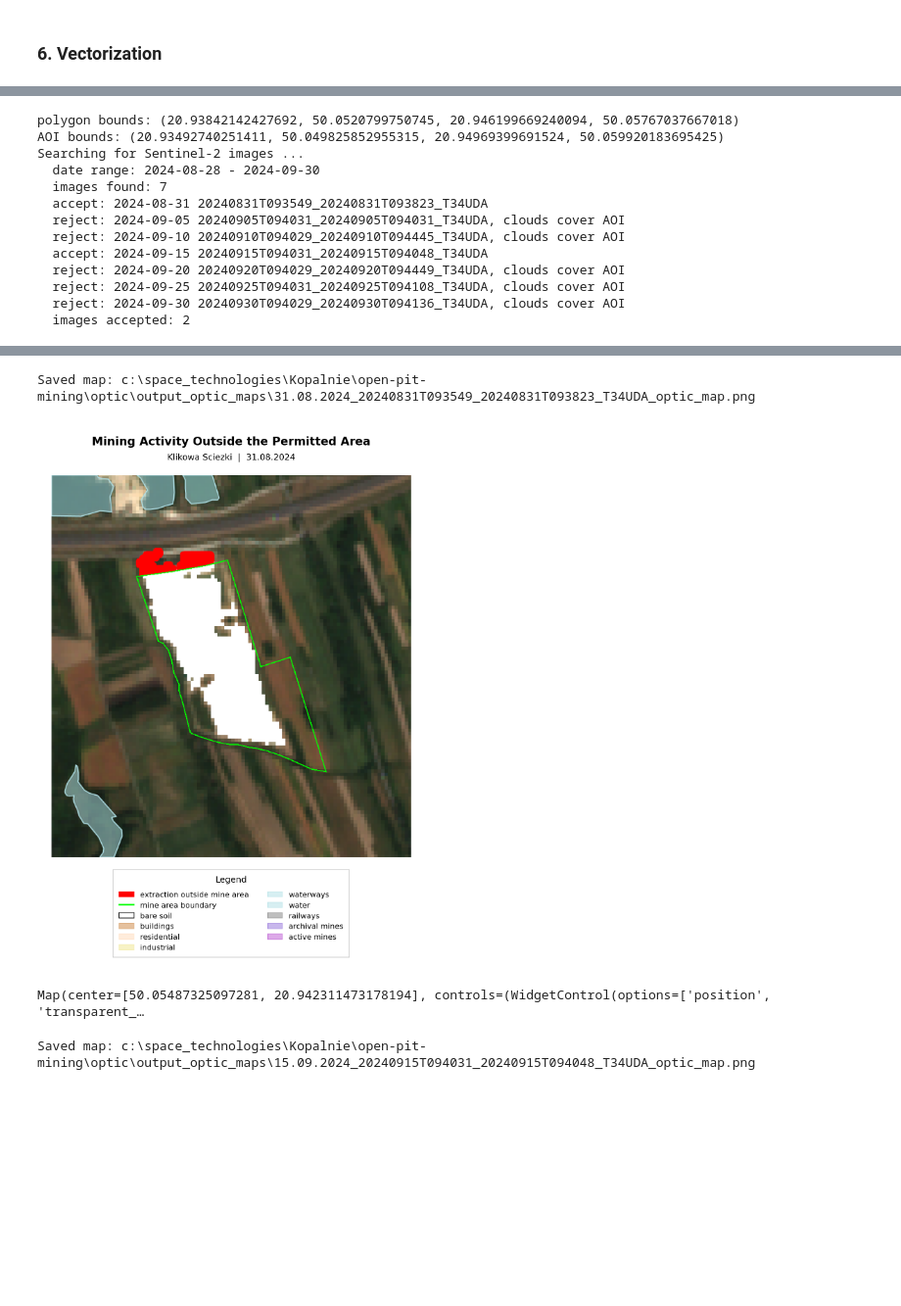
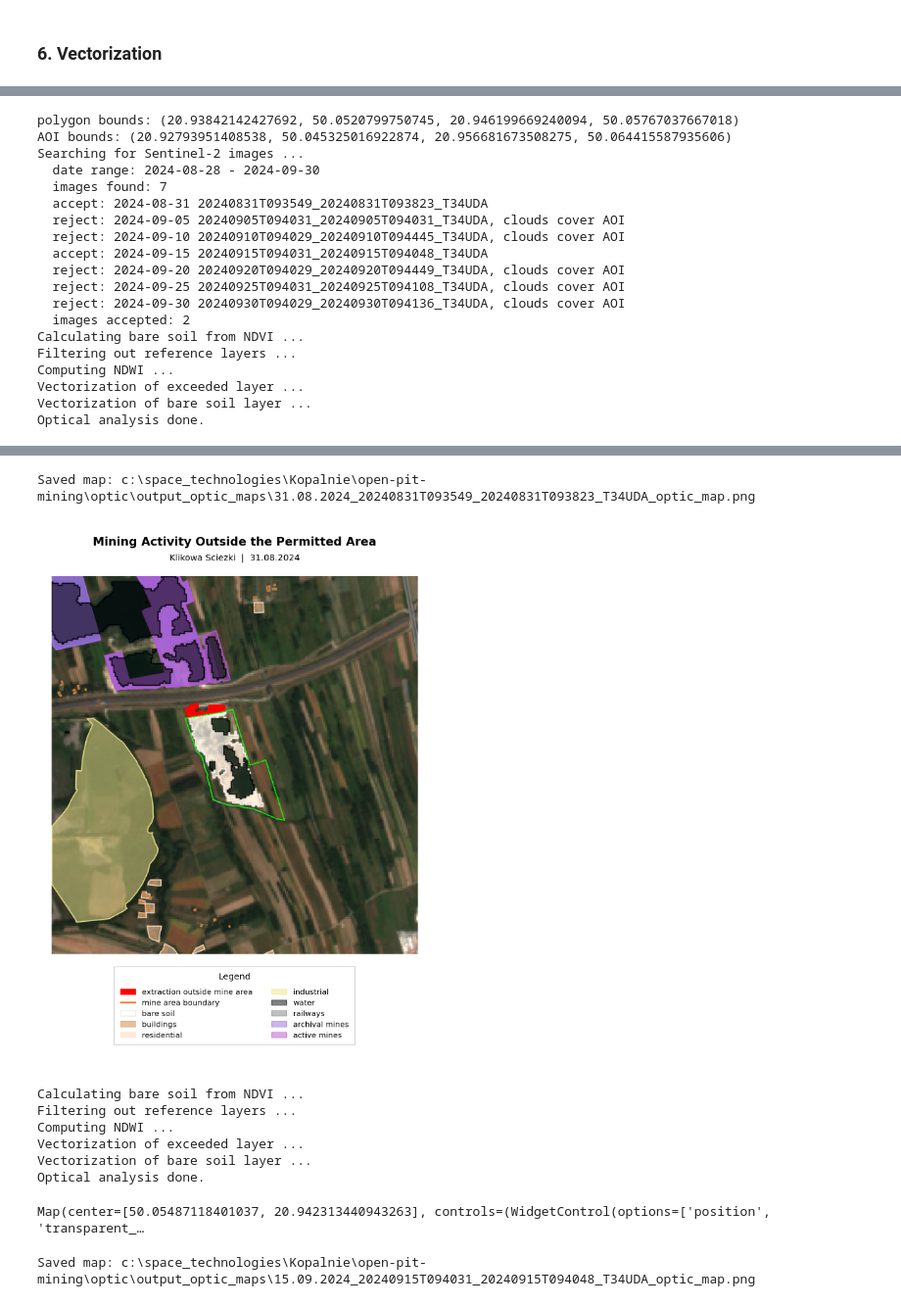
Before and after one commit to ZuzannaSlobodzian/open-pit-mining, a Jupyter notebook: optic/optic_final.ipynb, the cells around one changed output, grey strips where cells are left out. Shown at 98% size. Drawn from its saved outputs; the diff is of its cells as text; code cells hidden in the pictures; blank space fills up the shorter version.

```diff
--- a/optic/optic_final.ipynb
+++ b/optic/optic_final.ipynb
@@ -29,6 +29,7 @@ from IPython.display import display, Image as NotebookImage
 
 AOI = None
 HOME_DIR = Path(r"c:\space_technologies\Kopalnie\open-pit-mining\optic")
+GEE_PROJECT = (HOME_DIR / "gee_project").read_text(encoding="utf-8").strip()
 POLYGON_PATH = HOME_DIR / "mines_polygons" / MINE_POLYGON
 OUTPUT_DIR = HOME_DIR / "output_optic_maps"
 OUTPUT_DIR.mkdir(parents=True, exist_ok=True)
@@ -243,17 +279,16 @@ def styled_overlay(features, hex_color):
     return features.style(color=hex_color, fillColor=hex_color + "80", width=2)
 
 
-def show_map(analysis, rgb, mine, reference_layers_colors):
+def show_map(analysis, mine, reference_layers_colors):
     rgb_vis = {"bands": ["B4", "B3", "B2"], "min": 0, "max": 3000}
-    bare_soil_vis = {"min": 0, "max": 255}
     polygon_style = {"color": "00FF00", "fillColor": "00000000", "width": 2}
     exceeded_style = {"color": "FF0000", "fillColor": "FF0000", "width": 1}
 
     m = geemap.Map()
     m.centerObject(AOI, zoom=15)
     m.add_layer(analysis["rgb"], rgb_vis, "orthophotomap")
-    m.add_layer(rgb, bare_soil_vis, "bare soil")
-    for name, features in analysis["overlays"].items():
+    m.add_layer(styled_overlay(analysis["bare_soil"], "FFFFFF"), {}, "bare soil")
+    for name, features in analysis["reference_layers"].items():
         m.add_layer(styled_overlay(features, reference_layers_colors[name]), {}, name)
     m.add_layer(analysis["exceeded"].style(**exceeded_style), {}, "exceeded")
     m.add_layer(mine.style(**polygon_style), {}, "mining area")
@@ -265,18 +300,16 @@ def visualization(analysis, mine, label):
         "buildings": "CD853F",
         "residential": "FFDAB9",
         "industrial": "F0E68C",
-        "waterways": "B0E0E6",
-        "water": "B0E0E6",
+        "water": "000000",
         "railways": "808080",
         "archival mines": "9370DB",
         "active mines": "BA55D3"
     }
 
-    rgb_scaled = analysis["rgb"].unitScale(0, 3000).multiply(255)
-    bare_soil_mask = analysis["bare_soil"].unmask(0)
-    rgb_with_bare_soil = rgb_scaled.where(bare_soil_mask, ee.Image.constant([255, 255, 255])).byte()
-    for name, features in analysis["overlays"].items():
-        final = rgb_with_bare_soil.blend(styled_overlay(features, reference_layers_colors[name]))
+    final = analysis["rgb"].unitScale(0, 3000).multiply(255).byte()
+    final = final.blend(styled_overlay(analysis["bare_soil"], "FFFFFF"))
+    for name, features in analysis["reference_layers"].items():
+        final = final.blend(styled_overlay(features, reference_layers_colors[name]))
 
     red = ee.Image.constant([255, 0, 0]).byte()
     green = ee.Image.constant([0, 255, 0]).byte()
@@ -285,13 +318,11 @@ def visualization(analysis, mine, label):
     outline = ee.Image(0).byte().paint(mine_layer, 1, 2).selfMask()
     final = final.where(exceeded_mask, red).where(outline, green).clip(AOI)
 
-    show_map(analysis, rgb_with_bare_soil, mine_layer, reference_layers_colors)
+    show_map(analysis, mine_layer, reference_layers_colors)
 
     date = datetime.strptime(label.split(" ")[0], "%Y-%m-%d").strftime("%d.%m.%Y")
-    scene_id = label.split(" ", 1)[1].replace(":", "-")
     mine_name = Path(MINE_POLYGON).stem.removesuffix("_mine_polygon").replace("_", " ").title()
 
-    out = OUTPUT_DIR / ("%s_%s_optic_map.png" % (date, scene_id))
     url = final.getThumbURL({"region": AOI, "dimensions": 768, "format": "png", "min": 0, "max": 255})
     response = requests.get(url, timeout=180)
     response.raise_for_status()
@@ -323,7 +354,7 @@ def visualization(analysis, mine, label):
     legend_handles = [
         Patch(facecolor="#FF0000", edgecolor="#FF0000", label="extraction outside mine area"),
         Line2D([0], [0], color="#00FF00", linewidth=2, label="mine area boundary"),
-        Patch(facecolor="#FFFFFF", edgecolor="#000000", label="bare soil"),
+        Patch(facecolor="#FFFFFF", edgecolor="#CCCCCC", alpha=0.5, label="bare soil"),
     ]
     legend_handles.extend(
         Patch(facecolor="#" + color, edgecolor="#" + color, alpha=0.5, label=name.lower())
@@ -348,6 +379,7 @@ def visualization(analysis, mine, label):
     )
     legend._legend_box.sep = 1.0 * 10.5
 
+    out = OUTPUT_DIR / ("%s_boundary_changes_map.png" % date.strftime("%Y.%m.%d"))
     fig.savefig(out, facecolor="white")
     plt.close(fig)
     print("Saved map: %s" % out)
@@ -368,17 +402,21 @@ def analyze_scene(image, mine, layers):
     rgb = image.select(["B4", "B3", "B2"])
 
     exceeded, bare_soil = calculate_bare_soil(image, ones, mine)
-    exceeded, clipped_layers = filter_out_reference_layer(exceeded, ones, layers, mine)
-    exceeded = exceeded_to_vectors(exceeded, image, mine)
+    bare_soil = bare_soil.clip(mine)
+    exceeded, bare_soil, reference_layers = filter_out_reference_layer(
+        exceeded, bare_soil, ones, layers, mine, image
+    )
+    exceeded = exceeded_to_vector(exceeded, image, mine)
+    bare_soil = bare_soil_to_vector(bare_soil, image, mine)
 
     return {
         "rgb": rgb,
-        "bare_soil": bare_soil.clip(mine),
+        "bare_soil": bare_soil,
         "exceeded": exceeded,
-        "overlays": clipped_layers,
+        "reference_layers": reference_layers,
     }
 
-ee.Initialize(project="mining-457808")
+ee.Initialize(project=GEE_PROJECT)
 
 mine = mine_geometry(POLYGON_PATH)
 AOI = make_polygon_buffer(POLYGON_PATH)
@@ -390,6 +428,7 @@ saved_maps = []
 for image in images_stack:
     label = image_label(image)
     optic_analysis = analyze_scene(image, mine, layers)
+    print("Optical analysis done.")
 
     output_map = visualization(optic_analysis, mine, label)
     saved_maps.append(output_map)
@@ -397,7 +436,7 @@ for image in images_stack:
 show_optic_gif(saved_maps)
 # %% [output]
 polygon bounds: (20.93842142427692, 50.0520799750745, 20.946199669240094, 50.05767037667018)
-AOI bounds: (20.93492740251411, 50.049825852955315, 20.94969399691524, 50.059920183695425)
+AOI bounds: (20.92793951408538, 50.045325016922874, 20.956681673508275, 50.064415587935606)
 Searching for Sentinel-2 images ...
   date range: 2024-08-28 - 2024-09-30
   images found: 7
@@ -409,3 +448,9 @@ Searching for Sentinel-2 images ...
   reject: 2024-09-25 20240925T094031_20240925T094108_T34UDA, clouds cover AOI
   reject: 2024-09-30 20240930T094029_20240930T094136_T34UDA, clouds cover AOI
   images accepted: 2
+Calculating bare soil from NDVI ...
+Filtering out reference layers ...
+Computing NDWI ...
+Vectorization of exceeded layer ...
+Vectorization of bare soil layer ...
+Optical analysis done.
@@ -413,4 +458,10 @@ Map(center=[50.05487325097281, 20.942311473178194], controls=(WidgetControl(opti
 Saved map: c:\space_technologies\Kopalnie\open-pit-mining\optic\output_optic_maps\31.08.2024_20240831T093549_20240831T093823_T34UDA_optic_map.png
-[figure, old version]
+[figure, new version]
-Map(center=[50.05487325097281, 20.942311473178194], controls=(WidgetControl(options=['position', 'transparent_…
+Calculating bare soil from NDVI ...
+Filtering out reference layers ...
+Computing NDWI ...
+Vectorization of exceeded layer ...
+Vectorization of bare soil layer ...
+Optical analysis done.
-Saved map: c:\space_technologies\Kopalnie\open-pit-mining\optic\output_optic_maps\15.09.2024_20240915T094031_20240915T094048_T34UDA_optic_map.png
+Map(center=[50.05487118401037, 20.942313440943263], controls=(WidgetControl(options=['position', 'transparent_…
+Saved map: c:\space_technologies\Kopalnie\open-pit-mining\optic\output_optic_maps\15.09.2024_20240915T094031_20240915T094048_T34UDA_optic_map.png
```
Also changed, not shown: parts of 7 cells of this notebook, 2 other files.
